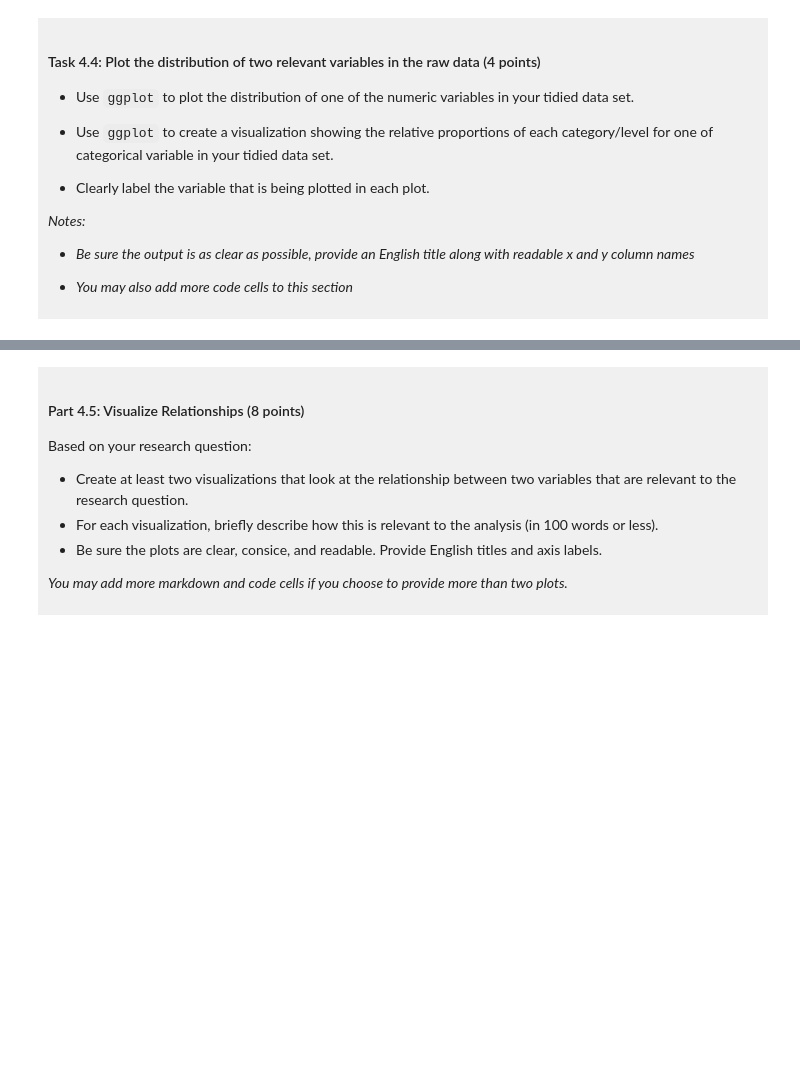
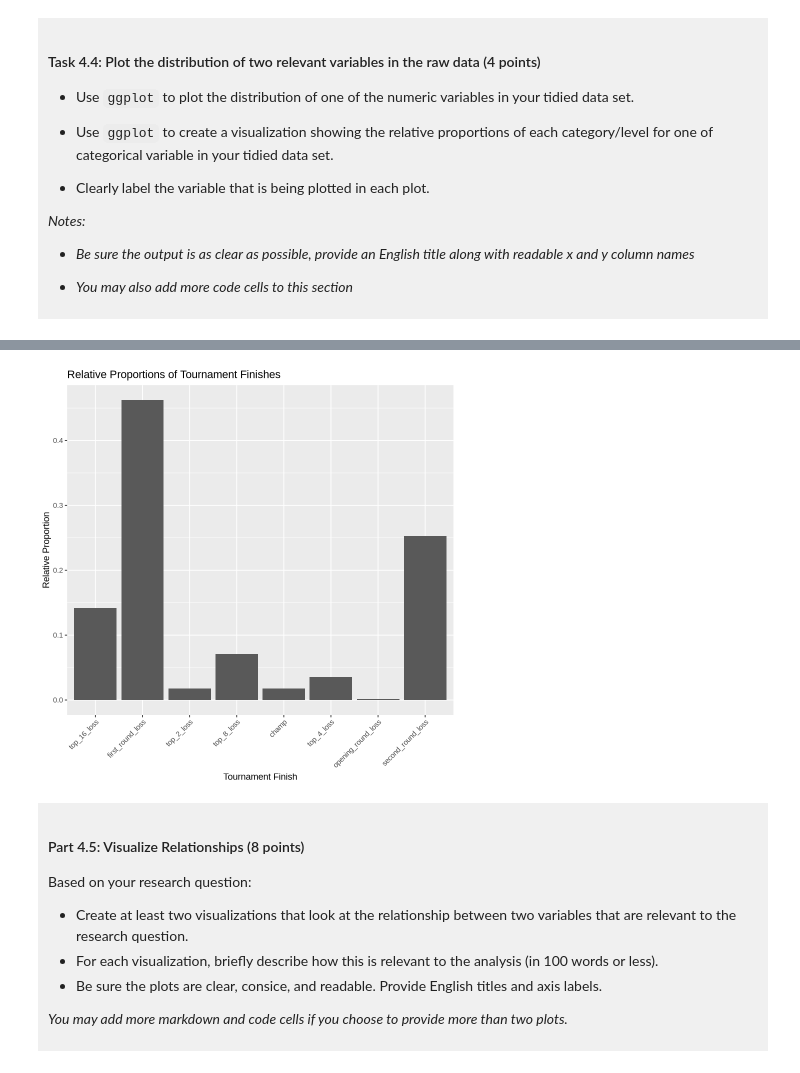
Before and after one commit to bloomoftianzen/dsci-100-project-tiantian-c, a Jupyter notebook: dsci-100-project-notebook.ipynb, the cells around one changed output, grey strips where cells are left out. Saved outputs shown, nothing was run; the diff lists cells and outputs as text; code cells hidden in the pictures; blank space fills up the shorter version.

```diff
--- a/dsci-100-project-notebook.ipynb
+++ b/dsci-100-project-notebook.ipynb
@@ -300,5 +370,19 @@ You will refine your research question (if needed) and produce a tidy data set.
 # %%
-### EDIT THIS CODE CELL FOR PLOT 2 ###
+###
+tourney_finish_dist <- women_basketball_tidy_data |>
+                group_by(tourney_finish)|>
+                summarize(count=n())|>
+                mutate(proportion= count/sum(count))|>
+        ggplot(aes(x = tourney_finish, y = proportion)) +
+                        geom_bar(stat = "identity") +
+            labs(title = "Relative Proportions of Tournament Finishes",
+                   x = "Tournament Finish",
+                   y = "Relative Proportion") +theme(axis.text.x = element_text(angle = 45, hjust = 1))
+
+tourney_finish_dist
+###
+# %% [output]
+[figure, added]
 # %% [markdown]
 <div style="background-color: #f0f0f0; padding: 10px;">
 
```
Also changed, not shown: parts of 11 cells of this notebook.
